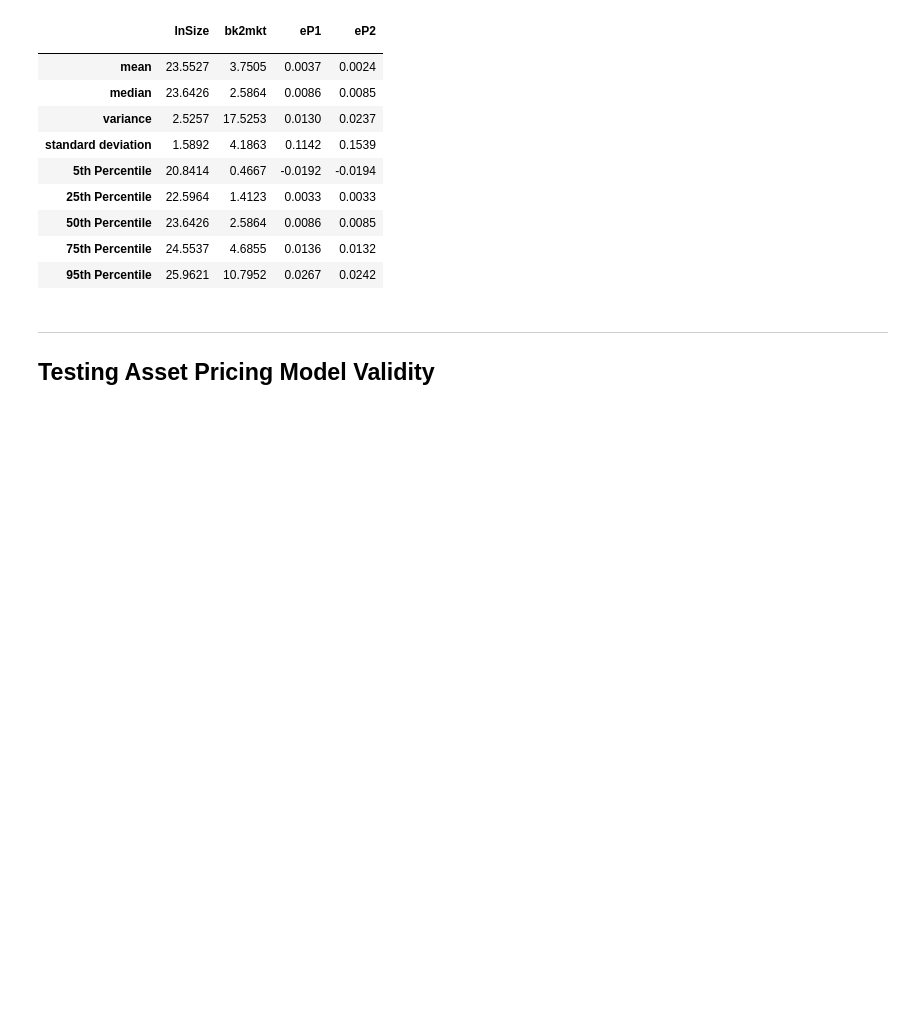
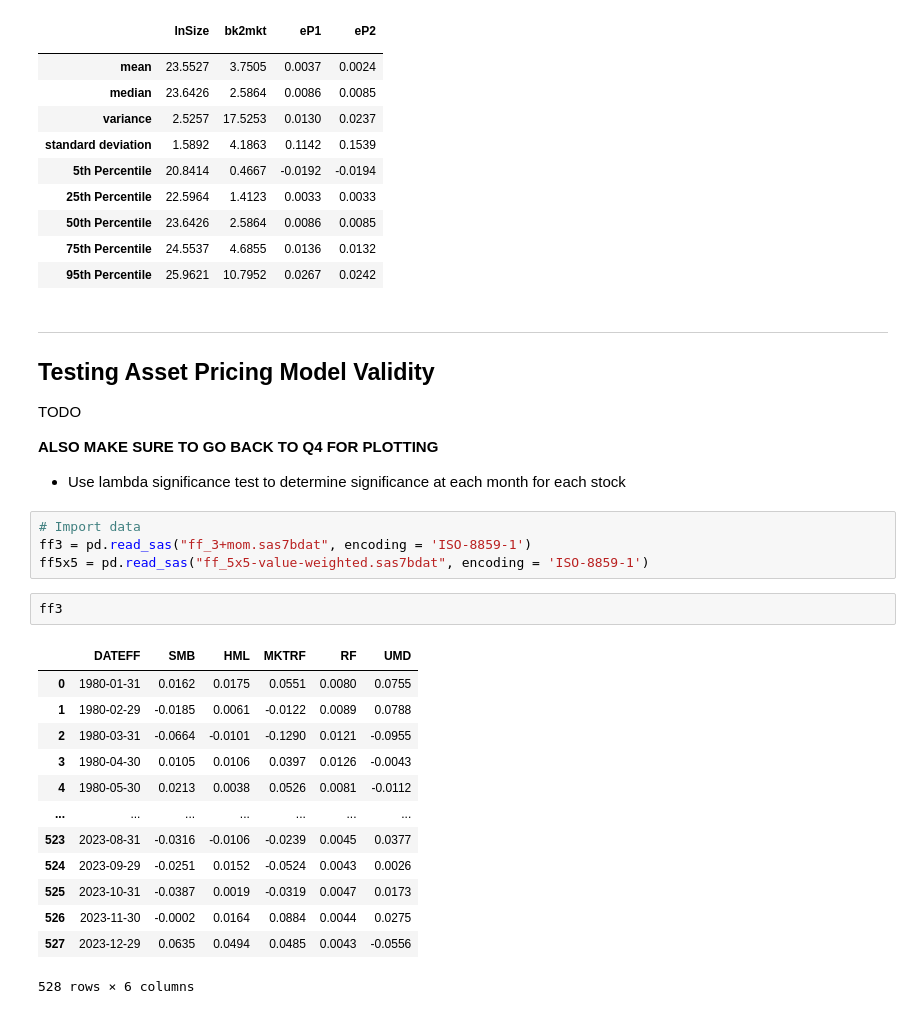
Before and after one commit to uWaterloo-CFM/CFM-301, a Jupyter notebook: Assignment 2/Assignment 2.ipynb, the cells around one changed output. Drawn from its saved outputs; the diff is of its cells as text; blank space fills up the shorter version.

```diff
--- a/Assignment 2/Assignment 2.ipynb
+++ b/Assignment 2/Assignment 2.ipynb
@@ -424,3 +425,29 @@ statistics_df.astype(float).round(4)
 # %% [markdown]
 ***
 ## Testing Asset Pricing Model Validity
+
+TODO
+
+**ALSO MAKE SURE TO GO BACK TO Q4 FOR PLOTTING**
+
+- Use lambda significance test to determine significance at each month for each stock
+# %%
+# Import data
+ff3 = pd.read_sas("ff_3+mom.sas7bdat", encoding = 'ISO-8859-1')
+ff5x5 = pd.read_sas("ff_5x5-value-weighted.sas7bdat", encoding = 'ISO-8859-1')
+# %%
+ff3
+# %% [output]
+|  | DATEFF | SMB | HML | MKTRF | RF | UMD |
+| 0 | 1980-01-31 | 0.0162 | 0.0175 | 0.0551 | 0.0080 | 0.0755 |
+| 1 | 1980-02-29 | -0.0185 | 0.0061 | -0.0122 | 0.0089 | 0.0788 |
+| 2 | 1980-03-31 | -0.0664 | -0.0101 | -0.1290 | 0.0121 | -0.0955 |
+| 3 | 1980-04-30 | 0.0105 | 0.0106 | 0.0397 | 0.0126 | -0.0043 |
+| 4 | 1980-05-30 | 0.0213 | 0.0038 | 0.0526 | 0.0081 | -0.0112 |
+| ... | ... | ... | ... | ... | ... | ... |
+| 523 | 2023-08-31 | -0.0316 | -0.0106 | -0.0239 | 0.0045 | 0.0377 |
+| 524 | 2023-09-29 | -0.0251 | 0.0152 | -0.0524 | 0.0043 | 0.0026 |
+| 525 | 2023-10-31 | -0.0387 | 0.0019 | -0.0319 | 0.0047 | 0.0173 |
+| 526 | 2023-11-30 | -0.0002 | 0.0164 | 0.0884 | 0.0044 | 0.0275 |
+| 527 | 2023-12-29 | 0.0635 | 0.0494 | 0.0485 | 0.0043 | -0.0556 |
+528 rows × 6 columns
```
Also changed, not shown: parts of 11 cells of this notebook, 3 other files.
